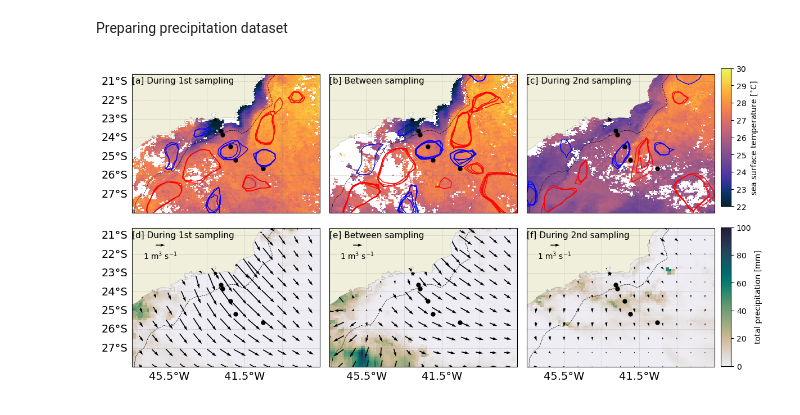
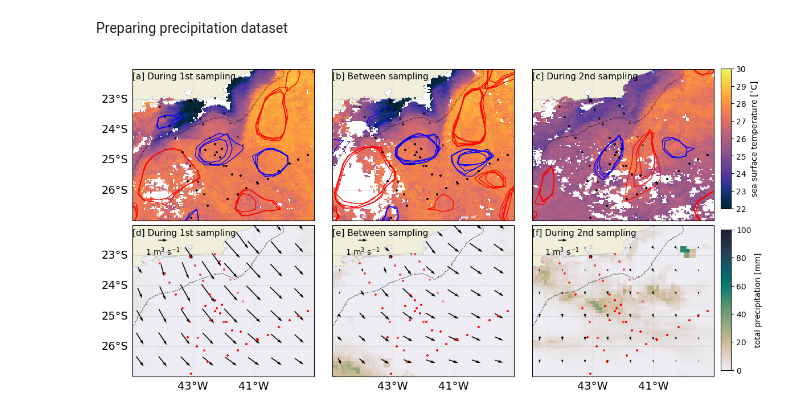
Before and after one commit to nilodna/smax_pathways, a Jupyter notebook: scripts/00_manuscript_environmental_description.ipynb, the cells around one changed output. Drawn from its saved outputs; the diff is of its cells as text; code cells hidden in the pictures.

Commit message:
changing Figure 3 to plot all CTD and ARGO profiles available instead of just the selected ones.

```diff
--- a/scripts/00_manuscript_environmental_description.ipynb
+++ b/scripts/00_manuscript_environmental_description.ipynb
@@ -94,7 +94,7 @@ def load_EkmanTransport(datadir):
     return ds
 # %%
 proj=ccrs.PlateCarree()
-extent=[-47.5, -37.5, -28, -20.62] # max lat fits the gebco data I have for sheld egde contour
+extent=[-45, -39, -27, -22] #[-47.5, -37.5, -28, -20.62] # max lat fits the gebco data I have for sheld egde contour
 secGloc = (-43.072, -23.033)
 secGloc = (-43.072, -23.033)
 idate = '2022-03-01'
@@ -133,6 +133,12 @@ ds_locs = xr.open_dataset(f"{datadir}../eddies_sanagu2022_daily.nc")
 
 # loading profiles
 dict_casts = load_vertical_profiles()
+
+# loading ARGO profiles locations
+ds_argo = xr.open_dataset('../data/argo/argo_profiles_all.nc')
+
+# loading SANAGU dataset
+locs = pd.read_csv(f"../data/locations.csv", index_col=0)
 # %% [output]
 Processing cast1...
 Processing cast2...
@@ -182,6 +188,18 @@ ds_composite_after = ds_quiver.sel(time=slice('2022-03-28', '2022-03-30')).mean(
 ds_quiver_before = ds_composite_before.copy(deep=True)
 ds_quiver_between = ds_composite_between.copy(deep=True)
 ds_quiver_after = ds_composite_after.copy(deep=True)
+# %%
+# filtering the ARGO and CTD by period
+locs['time'] = locs['time'].apply(pd.to_datetime)
+
+ctd_before = locs.loc[locs['time'] <= pd.to_datetime('2022-03-12'), :]
+argo_before = ds_argo.where(ds_argo['TIME'] <= pd.to_datetime('2022-03-12'), drop=True)
+
+ctd_between = locs.loc[locs['time'] <= pd.to_datetime('2022-03-17'), :]
+argo_between = ds_argo.where(ds_argo['TIME'] <= pd.to_datetime('2022-03-17'), drop=True)
+
+ctd_after = locs.loc[locs['time'] <= pd.to_datetime('2022-03-30'), :]
+argo_after = ds_argo.where(ds_argo['TIME'] <= pd.to_datetime('2022-03-30'), drop=True)
 # %%
 # selecting days for eddies
 ds_eddies = []
@@ -265,18 +283,13 @@ for ax,p in zip(axes, plots):
                           add_colorbar=False)
 
 # adding marker and shelf edge contour
-for ax in axes:
+for k,ax in enumerate(axes):
     ax.scatter(secGloc[0], secGloc[1], marker='*', s=20, c='k', zorder=5)
     ax.plot(shelf_edge['lon'], shelf_edge['lat'], ls='--', c='k', lw='0.5')
 
     # plotting
-    for cast,values in dict_casts.items():
-        prof = values['prof']
-        str_time = values['time'].strftime("%m/%d")
-        xlon = values['xlon']
-        ylat = values['ylat']
-        c = 'k'
-        ax.scatter(xlon, ylat, c=c, s=25)
+    ax.scatter(locs['lon'], locs['lat'], s=10, zorder=11, alpha=.5, marker='+', color='k')
+    ax.scatter(ds_argo['LONGITUDE'], ds_argo['LATITUDE'], color='k', zorder=11, s=10, marker='+')
 
 # inserting anticyclonic eddies contour
 for ax,eddy in zip([ax_before, ax_between, ax_after], [ds_eddies_before, ds_eddies_between, ds_eddies_after]):
@@ -331,7 +344,7 @@ for ax,p in zip(axes, plots):
 
 # PLOTTING EKMAN TRANSPORT
 quiver_kwargs = dict(scale=20, width=.005, color='k', add_guide=False)
-quiverkey=[-46, -21.5, 1, r'1 m$^3$ s$^{-1}$']
+quiverkey=[-44., -22.5, 1, r'1 m$^3$ s$^{-1}$']
 quiverkey_kws=dict(labelpos='S', color='k', coordinates='data')
 
 plots = [ds_quiver_before, ds_quiver_between, ds_quiver_after]
@@ -351,47 +364,42 @@ for ax,q in zip(axes, plots):
                       **quiverkey_kws).set_zorder(11)
 
 # adding marker and shelf edge contour
-for ax in axes:
+for k,ax in enumerate(axes):
     ax.scatter(secGloc[0], secGloc[1], marker='*', s=20, c='k', zorder=5)
     ax.plot(shelf_edge['lon'], shelf_edge['lat'], ls='--', c='k', lw='0.5')
 
     # plotting
-    for cast,values in dict_casts.items():
-        prof = values['prof']
-        str_time = values['time'].strftime("%m/%d")
-        xlon = values['xlon']
-        ylat = values['ylat']
-        c = 'k'
-        ax.scatter(xlon, ylat, c=c, s=25)
+    ax.scatter(locs['lon'], locs['lat'], s=10, zorder=11, alpha=.5, marker='+', color='r')
+    ax.scatter(ds_argo['LONGITUDE'], ds_argo['LATITUDE'], color='r', zorder=11, s=10, marker='+')
 
 _ = [ax.set_title('') for ax in axes]
 
 ax_before.set_title('[d] During 1st sampling', loc='left', fontsize=11, y=.9)
 ax_between.set_title('[e] Between sampling', loc='left', fontsize=11, y=.9)
 ax_after.set_title('[f] During 2nd sampling', loc='left', fontsize=11, y=.9)
 
 plt.tight_layout()
 plt.subplots_adjust(top=0.952,
                     bottom=0.094,
                     left=0.083,
                     right=0.96,
                     hspace=0.03,
                     wspace=0.05)
 
 # Add sst colorbar
 fig, cax_sst = get_cbar(fig, ax_after, cax_pad=0.01,
                          cax_bottom=0.563, cax_height=0.39)
 cbsst = fig.colorbar(psst, cax=cax_sst)
 cbsst.set_label(label='sea surface temperature [$^{\circ}$C]', size=10)
 
 # Add total precipition colorbar
 fig, cax_rain = get_cbar(fig, ax_after, cax_pad=0.01,
                          cax_bottom=0.112, cax_height=0.392)
 cbrain = fig.colorbar(prain, cax=cax_rain)
 cbrain.set_label(label='total precipitation [mm]', size=10)
 
 fig.patch.set_alpha(1.0)
 
 plt.savefig('../figures/manuscript/00_manuscript_oceanographicContext.png', bbox_inches="tight", dpi=300)
 # %% [output]
-[figure, old version]
+[figure, new version]
```
Also changed, not shown: 1 other file.
